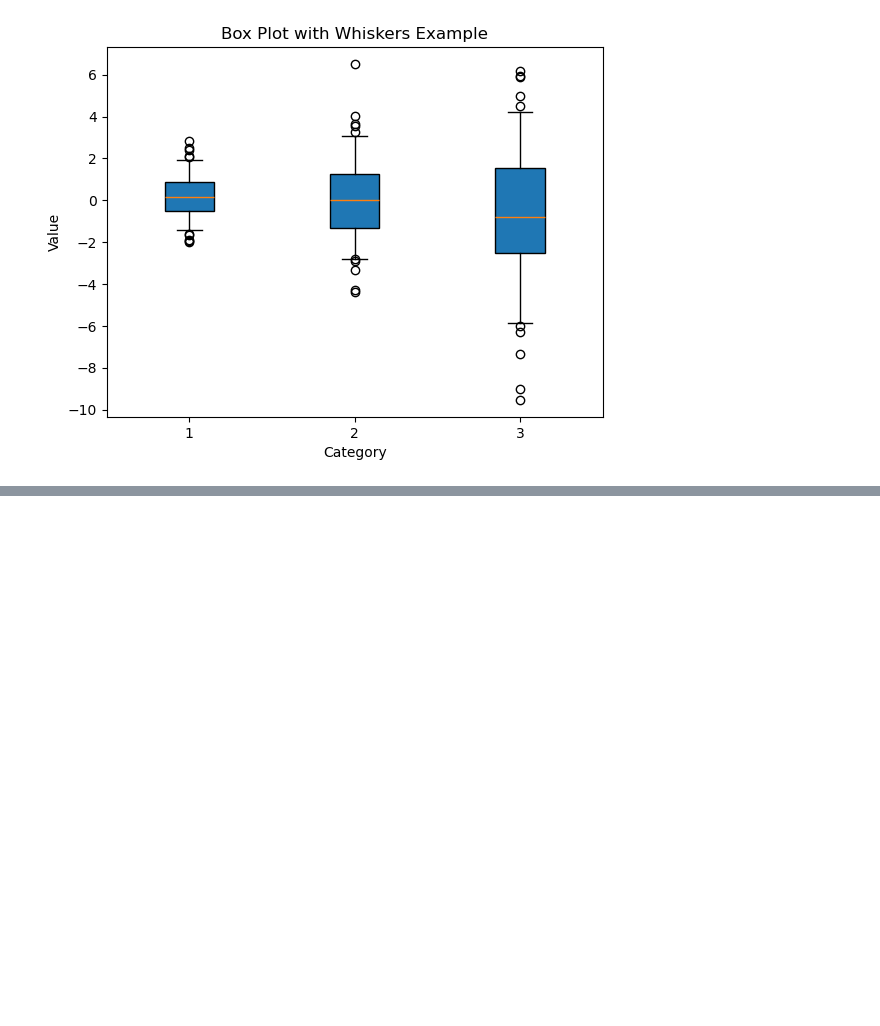
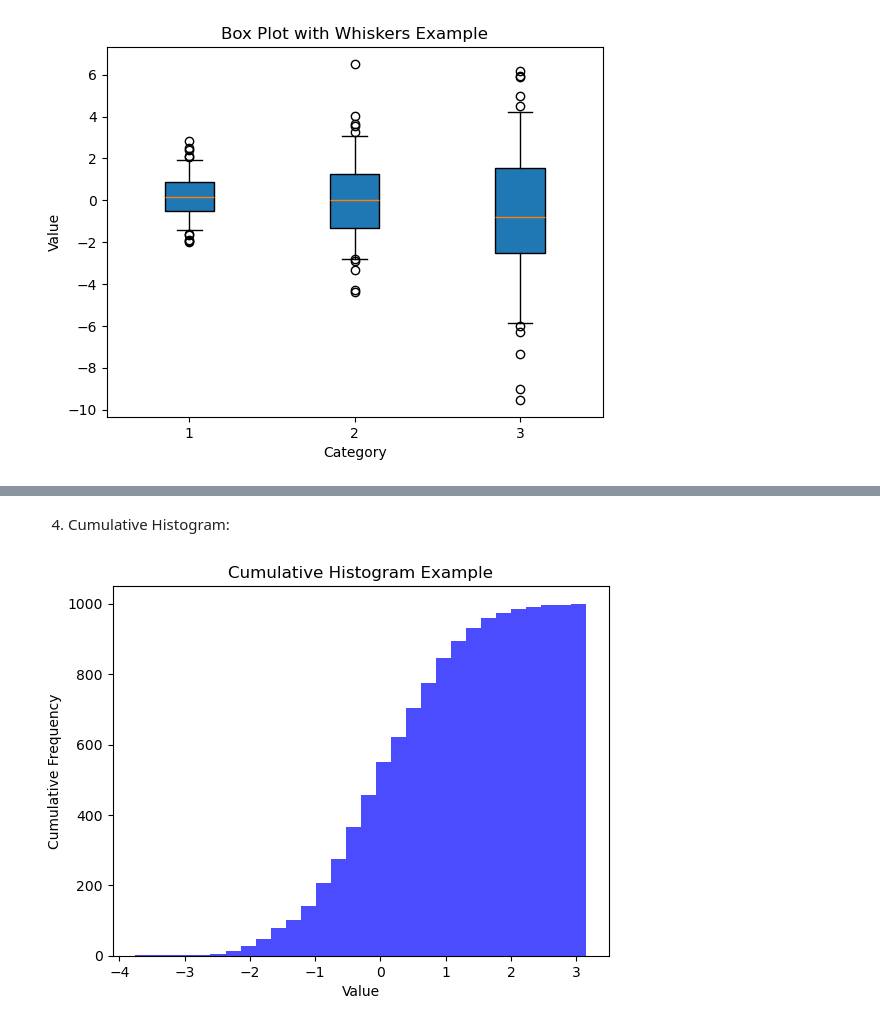
Before and after one commit to Ahmet-Acik/matplotlib_numpy_project, a Jupyter notebook: Untitled-1.ipynb, the cells around one changed output, grey strips where cells are left out. Saved outputs shown, nothing was run; the diff lists cells and outputs as text; code cells hidden in the pictures; blank space fills up the shorter version.

```diff
--- a/Untitled-1.ipynb
+++ b/Untitled-1.ipynb
@@ -414,0 +465,15 @@ plt.show()
+# %% [markdown]
+4. Cumulative Histogram:
+# %%
+import matplotlib.pyplot as plt
+import numpy as np
+
+data = np.random.randn(1000)
+
+plt.hist(data, bins=30, cumulative=True, color='blue', alpha=0.7)
+plt.xlabel('Value')
+plt.ylabel('Cumulative Frequency')
+plt.title('Cumulative Histogram Example')
+plt.show()
+# %% [output]
+[figure, added]
```
Also changed, not shown: parts of 9 cells of this notebook, 1 other file.
